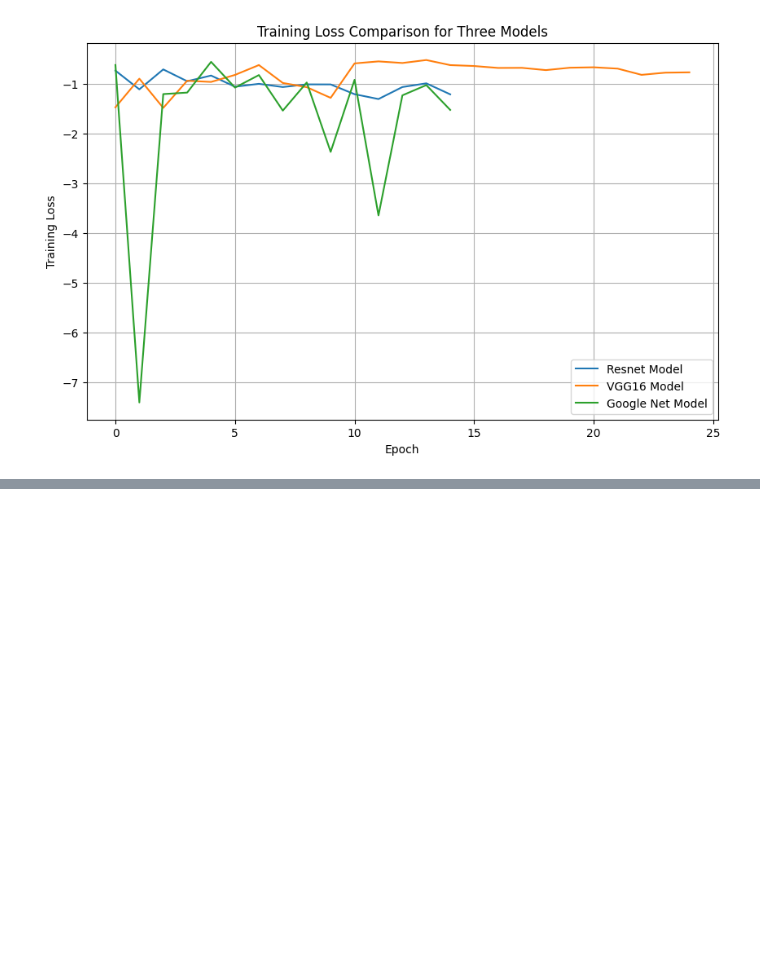
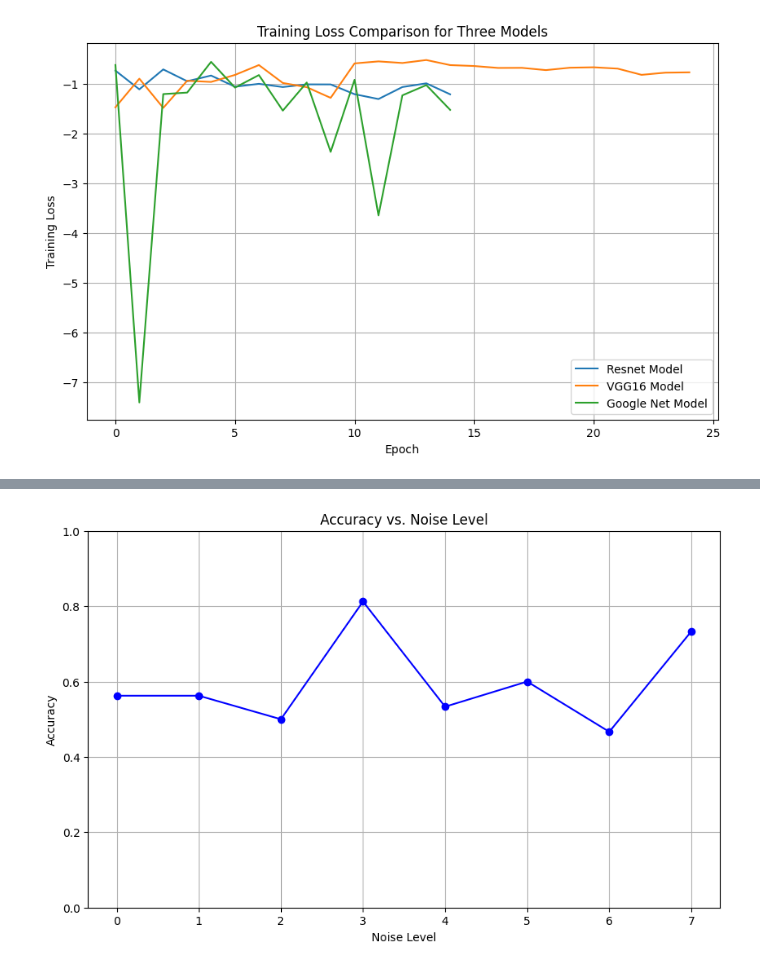
Before and after one commit to fdeloscogna/Python_experiment, a Jupyter notebook: Tesi_Python_section.ipynb, the cells around one changed output, grey strips where cells are left out. Saved outputs shown, nothing was run; the diff lists cells and outputs as text; code cells hidden in the pictures; blank space fills up the shorter version.

```diff
--- a/Tesi_Python_section.ipynb
+++ b/Tesi_Python_section.ipynb
@@ -922,0 +911,78 @@ loss_difference_google
+# %%
+import matplotlib.pyplot as plt
+import numpy as np
+from sklearn.metrics import accuracy_score
+from torchvision import transforms
+from torch.utils.data import DataLoader, ConcatDataset, WeightedRandomSampler
+from sklearn.model_selection import StratifiedKFold
+
+# Define the main data transform
+main_transform = transforms.Compose([
+    transforms.Resize((max_height, max_width)),
+    transforms.ToTensor(),
+    transforms.Normalize((0.5, 0.5, 0.5), (0.5, 0.5, 0.5))
+])
+
+# Create a list to store accuracy scores for each fold
+fold_accuracies = []
+
+# Create a list to store the levels of noise
+noise_levels = []
+
+# Perform k-fold cross-validation
+skf = StratifiedKFold(n_splits=k_folds, shuffle=True, random_state=42)
+
+for fold, (train_index, val_index) in enumerate(skf.split(stacked_dataset, stacked_labels)):
+    print(f"Training on fold {fold + 1}/{k_folds}")
+
+    # Split the dataset into train and validation sets for the current fold
+    train_data = [stacked_dataset[idx] for idx in train_index]
+    val_data = [stacked_dataset[idx] for idx in val_index]
+
+    # Convert labels to numpy array for indexing
+    stacked_labels = np.array(stacked_labels)
+
+    # Calculate class weights
+    class_weights = 1.0 / torch.tensor(np.bincount(stacked_labels[train_index]))
+    train_class_weights = class_weights[stacked_labels[train_index]]
+
+    # Create the weighted sampler
+    sampler = WeightedRandomSampler(train_class_weights, len(train_data), replacement=True)
+
+    # Create the data loaders with weighted sampling
+    batch_size = 8
+    train_dataloader = DataLoader(train_data, batch_size=batch_size, sampler=sampler)
+    val_dataloader = DataLoader(val_data, batch_size=batch_size, shuffle=False)
+
+    # ... (Rest of the code for model training)
+
+    # Calculate accuracy for the current fold
+    correct = 0
+    total = 0
+    with torch.no_grad():
+        for images, labels in val_dataloader:
+            images = images.to(device)
+            labels = labels.to(device)
+
+            outputs = resnet_model(images)
+            _, predicted = torch.max(outputs.data, 1)
+            total += labels.size(0)
+            correct += (predicted == labels).sum().item()
+
+    accuracy = correct / total
+
+    # Append accuracy and noise level to respective lists
+    fold_accuracies.append(accuracy)
+    noise_levels.append(fold)  # You can replace this with the actual noise level
+
+# Create a line plot to show accuracy vs. noise level
+plt.figure(figsize=(10, 6))
+plt.plot(noise_levels, fold_accuracies, marker='o', linestyle='-', color='blue')
+plt.xlabel('Noise Level')
+plt.ylabel('Accuracy')
+plt.title('Accuracy vs. Noise Level')
+plt.xticks(noise_levels)  # Replace with your actual noise levels
+plt.ylim(0, 1)  # Set the y-axis limit if needed
+plt.grid(True)
+plt.show()
+# %% [output]
@@ -922,0 +997 @@ loss_difference_google
+[figure, added]
```
Also changed, not shown: parts of 9 cells of this notebook.
